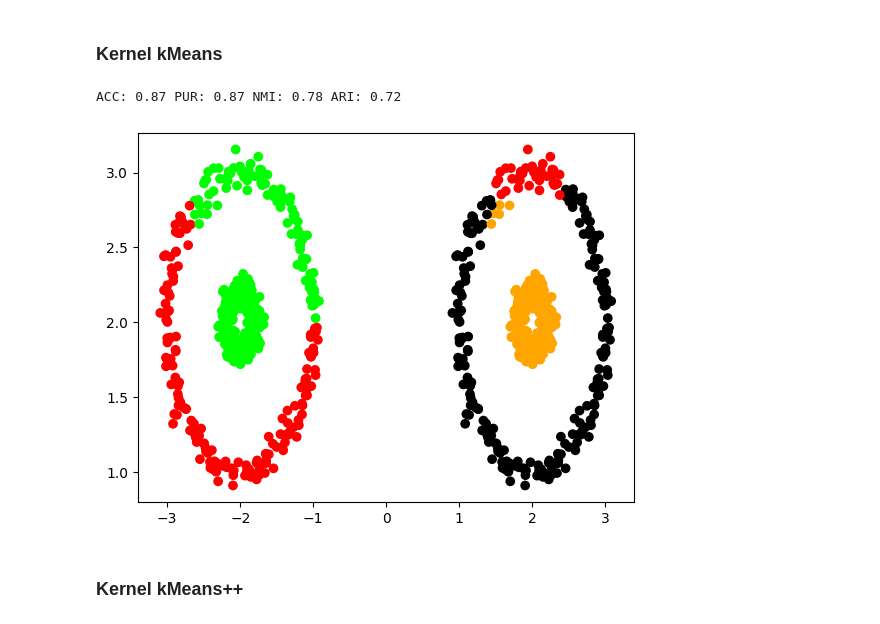
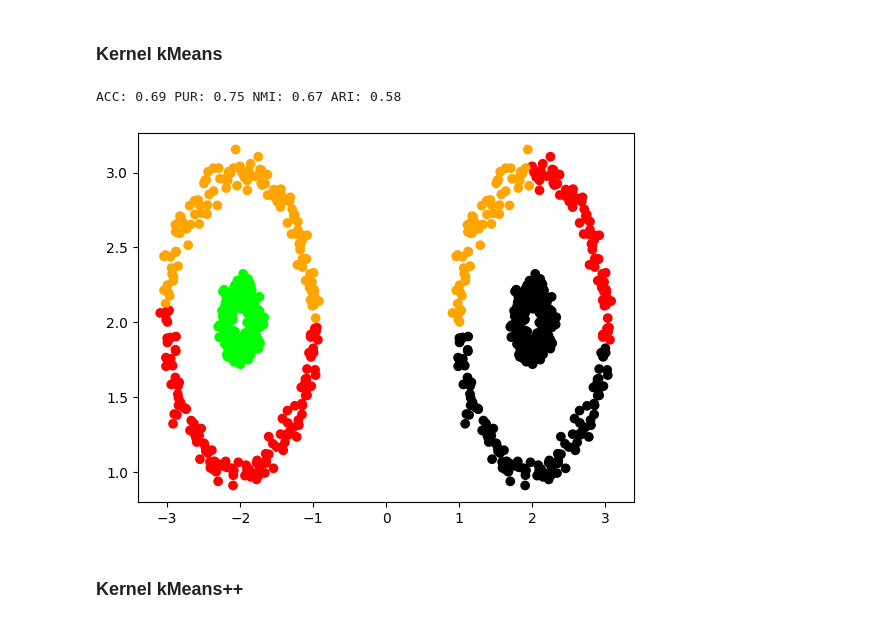
Before and after one commit to gvardakas/global-kernel-k-means-pp, a Jupyter notebook: Kernel k-means.ipynb, the cells around one changed output. Saved outputs shown, nothing was run; the diff lists cells and outputs as text; code cells hidden in the pictures.

```diff
--- a/Kernel k-means.ipynb
+++ b/Kernel k-means.ipynb
@@ -51,14 +51,14 @@ ACC: 0.61 PUR: 0.61 NMI: 0.57 ARI: 0.42
 ### Kernel kMeans
 # %%
 # Should find a way to init the fucking centers!
-kernel_kmeans = KernelKMeans(n_clusters=K, n_init=10, kernel='precomputed').fit(kernel_matrix)
+kernel_kmeans = TSKernelKMeans(n_clusters=K, n_init=10, kernel='precomputed').fit(kernel_matrix)
 acc, pur, nmi, ari = evaluator.evaluate_model(y, kernel_kmeans.labels_)
 evaluator.print_evaluation()
 plt.scatter(X[:, 0], X[:, 1], c=kernel_kmeans.labels_, cmap=ListedColormap(colors))
 plt.show()
 # %% [output]
-ACC: 0.87 PUR: 0.87 NMI: 0.78 ARI: 0.72
+ACC: 0.69 PUR: 0.75 NMI: 0.67 ARI: 0.58
-[figure, old version]
+[figure, new version]
 # %% [markdown]
 ### Kernel kMeans++
 # %%
```
Also changed, not shown: parts of 3 cells of this notebook, 3 other files.
